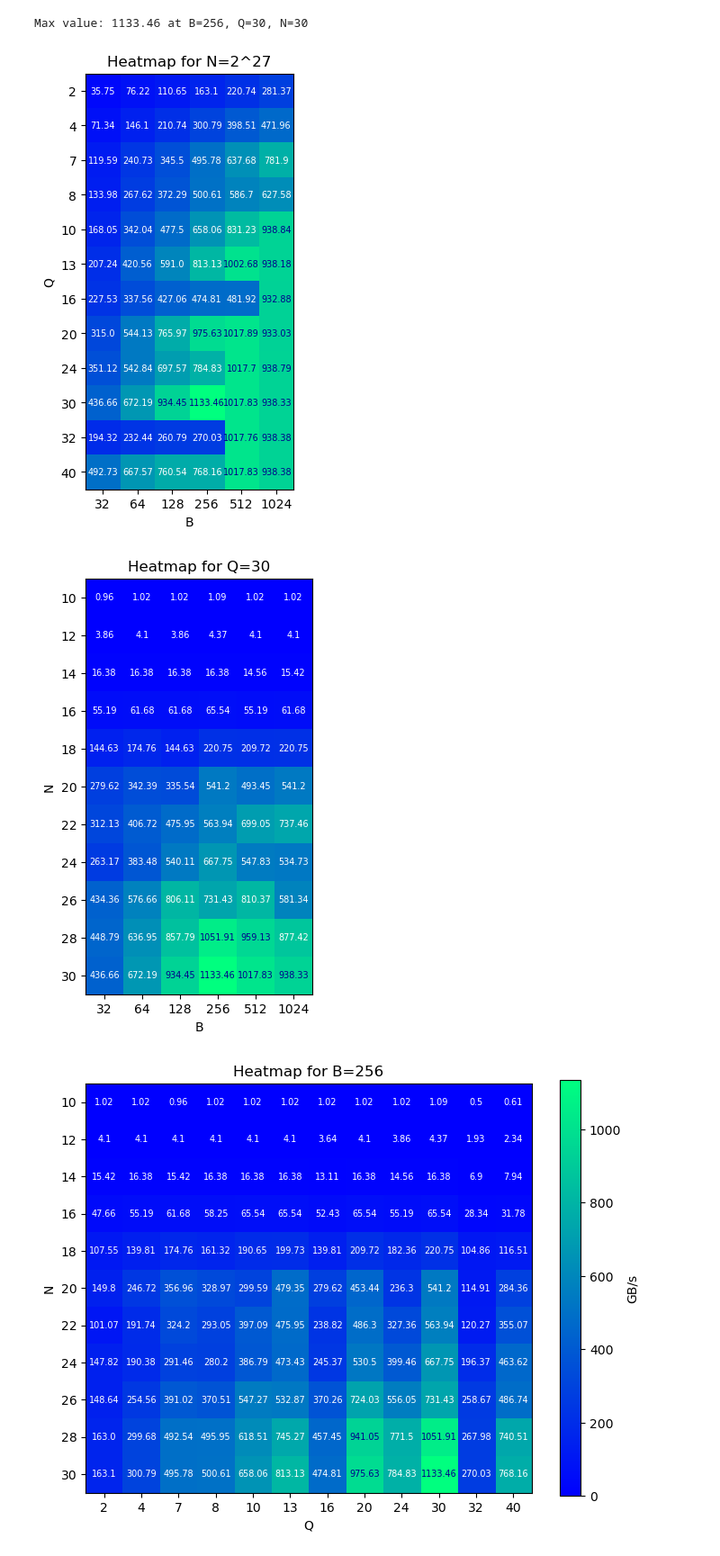
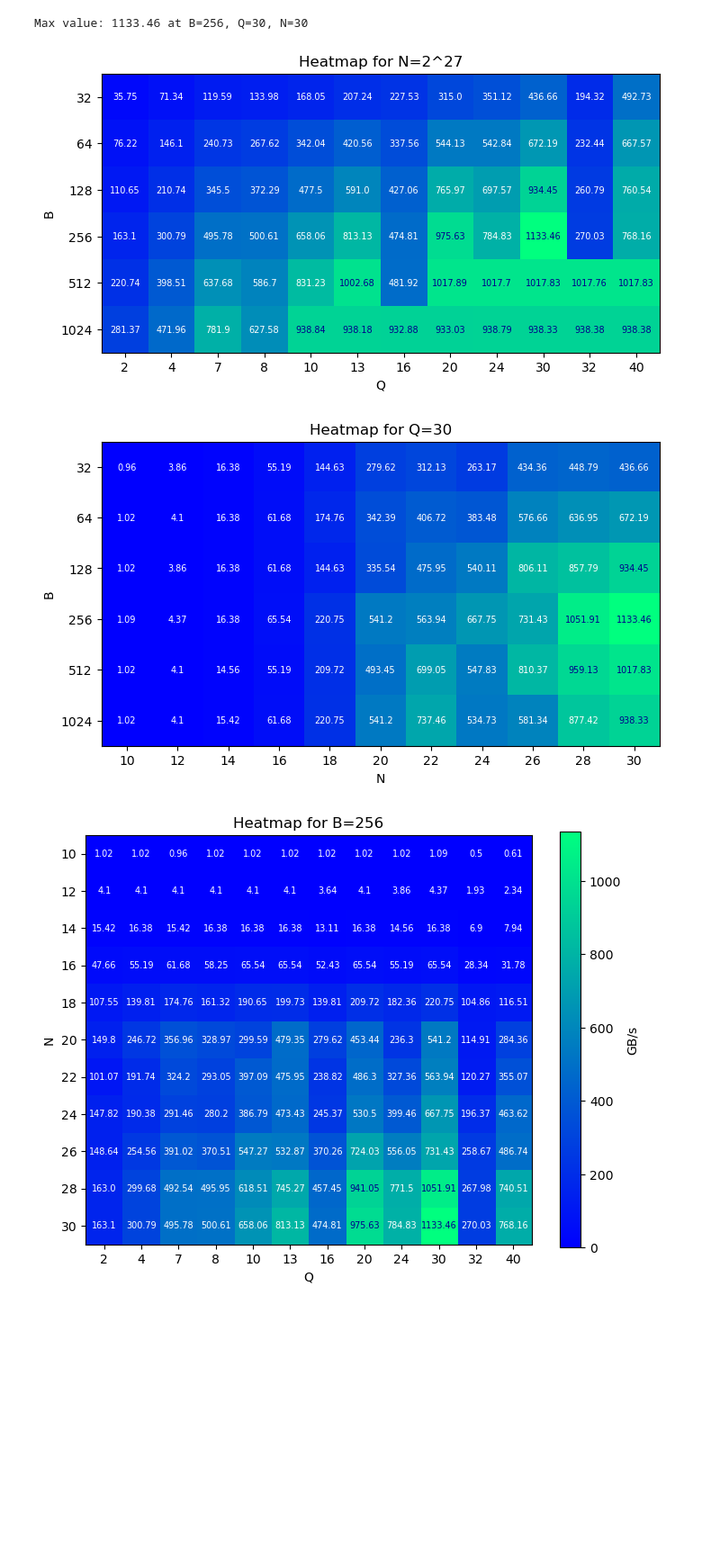
Before and after one commit to Pallisaard/Single-Pass-Scan, a Jupyter notebook: report/data/plots.ipynb, the cells around one changed output. Shown: that part at 90% size. Saved outputs shown, nothing was run; the diff lists cells and outputs as text; code cells hidden in the pictures; blank space fills up the shorter version.

Commit message:
Even more updates to the heatmaps

```diff
--- a/report/data/plots.ipynb
+++ b/report/data/plots.ipynb
@@ -46,19 +46,20 @@ print("Max value: {} at B={}, Q={}, N={}".format(max_val, *max_bqn))
 # %% [output]
 Max value: 1133.46 at B=256, Q=30, N=30
 # %%
-plot_utils.plot_heatmap(data, ("B", "Q"), N=30, bqn_values=(bs, qs, ns),
+plot_utils.plot_heatmap(data, ("Q", "B"), N=30, bqn_values=(bs, qs, ns),
                         title="Heatmap for N=2^27",
                         clim=(0, 1133.46),
                         filename="../plots/heatmap_BvQ_N=28.png")
 # %% [output]
-[figure, old version]
+[figure, new version]
 # %%
-plot_utils.plot_heatmap(data, ("B", "N"), Q=30, bqn_values=(bs, qs, ns),
+plot_utils.plot_heatmap(data, ("N", "B"), Q=30, bqn_values=(bs, qs, ns),
                         title="Heatmap for Q=30",
                         clim=(0, 1133.46),
+                        figsize=(10, 5),
                         filename="../plots/heatmap_BvN_Q=30.png")
 # %% [output]
-[figure, old version]
+[figure, new version]
 # %%
 plot_utils.plot_heatmap(data, ("Q", "N"), B=256, bqn_values=(bs, qs, ns),
                         title="Heatmap for B=256",
```
